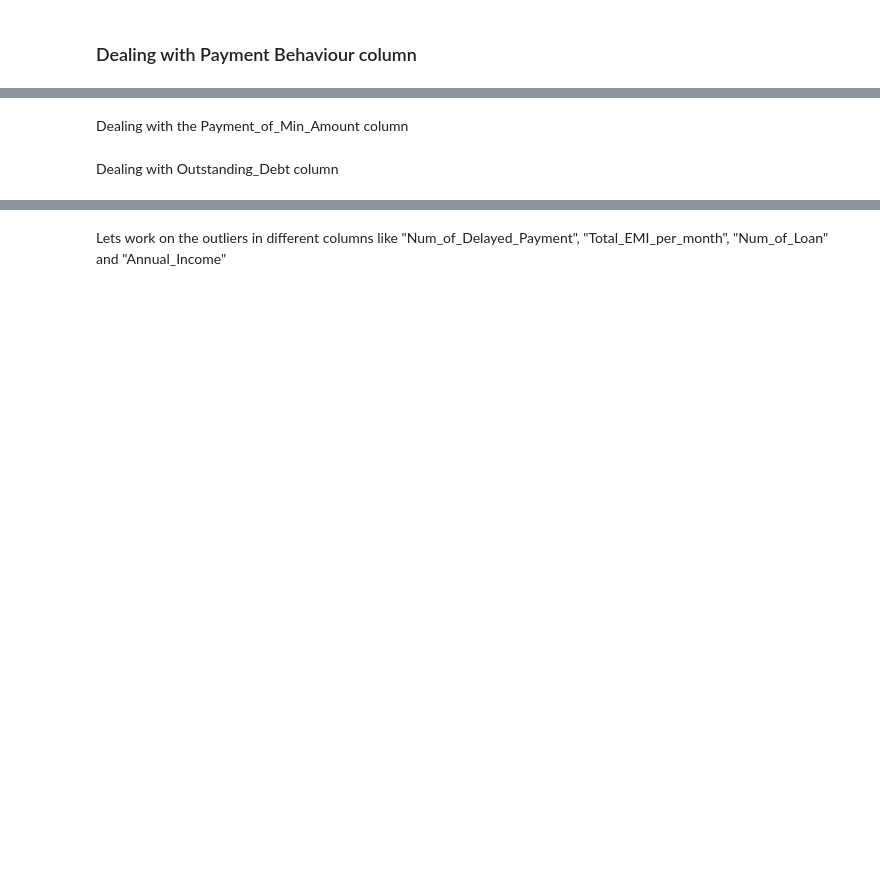
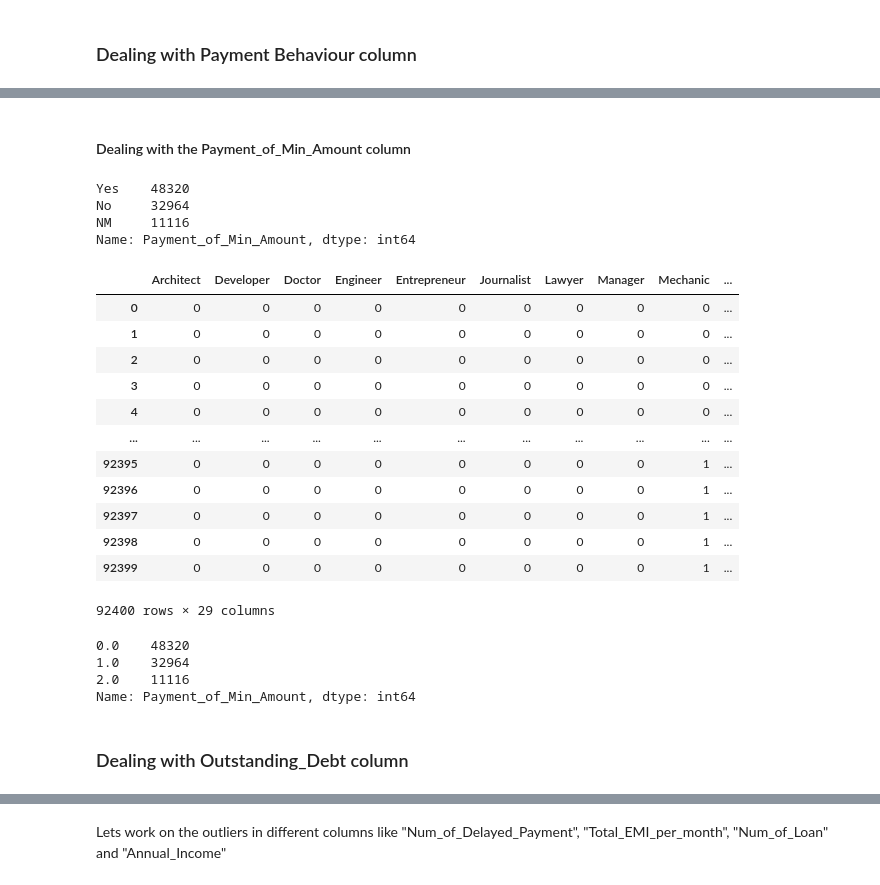
Before and after one commit to tanvimathur11/DDA, a Jupyter notebook: DDA_cleaning-Rough.ipynb, the cells around one changed output, grey strips where cells are left out. Saved outputs shown, nothing was run; the diff lists cells and outputs as text; code cells hidden in the pictures; blank space fills up the shorter version.

```diff
--- a/DDA_cleaning-Rough.ipynb
+++ b/DDA_cleaning-Rough.ipynb
@@ -645,5 +849,10 @@ final_dataset['Total_EMI_per_month'].value_counts()
 # %% [markdown]
-Dealing with the Payment_of_Min_Amount column
+#### Dealing with the Payment_of_Min_Amount column
 # %%
-final_dataset['Payment_of_Min_Amount'].value_counts()
+final_dataset_encoded['Payment_of_Min_Amount'].value_counts()
+# %% [output]
+Yes    48320
+No     32964
+NM     11116
+Name: Payment_of_Min_Amount, dtype: int64
 # %%
@@ -653,6 +871,29 @@ final_dataset['Payment_of_Min_Amount'] = final_dataset['Payment_of_Min_Amount'].
+# %%
+final_dataset_encoded_2 = pd.read_csv('final_dataset_encoded_2.csv',low_memory=False)
+# %%
+final_dataset_encoded_2
+# %% [output]
+|  | Architect | Developer | Doctor | Engineer | Entrepreneur | Journalist | Lawyer | Manager | Mechanic | ... |
+| 0 | 0 | 0 | 0 | 0 | 0 | 0 | 0 | 0 | 0 | ... |
+| 1 | 0 | 0 | 0 | 0 | 0 | 0 | 0 | 0 | 0 | ... |
+| 2 | 0 | 0 | 0 | 0 | 0 | 0 | 0 | 0 | 0 | ... |
+| 3 | 0 | 0 | 0 | 0 | 0 | 0 | 0 | 0 | 0 | ... |
+| 4 | 0 | 0 | 0 | 0 | 0 | 0 | 0 | 0 | 0 | ... |
+| ... | ... | ... | ... | ... | ... | ... | ... | ... | ... | ... |
+| 92395 | 0 | 0 | 0 | 0 | 0 | 0 | 0 | 0 | 1 | ... |
+| 92396 | 0 | 0 | 0 | 0 | 0 | 0 | 0 | 0 | 1 | ... |
+| 92397 | 0 | 0 | 0 | 0 | 0 | 0 | 0 | 0 | 1 | ... |
+| 92398 | 0 | 0 | 0 | 0 | 0 | 0 | 0 | 0 | 1 | ... |
+| 92399 | 0 | 0 | 0 | 0 | 0 | 0 | 0 | 0 | 1 | ... |
+92400 rows × 29 columns
 # %%
-final_dataset['Payment_of_Min_Amount'].value_counts()
+final_dataset_encoded_2['Payment_of_Min_Amount'].value_counts()
+# %% [output]
+0.0    48320
+1.0    32964
+2.0    11116
+Name: Payment_of_Min_Amount, dtype: int64
 # %% [markdown]
-Dealing with Outstanding_Debt column
+### Dealing with Outstanding_Debt column
 # %%
 final_dataset['Outstanding_Debt'].value_counts()
```
Also changed, not shown: parts of 87 cells of this notebook.
